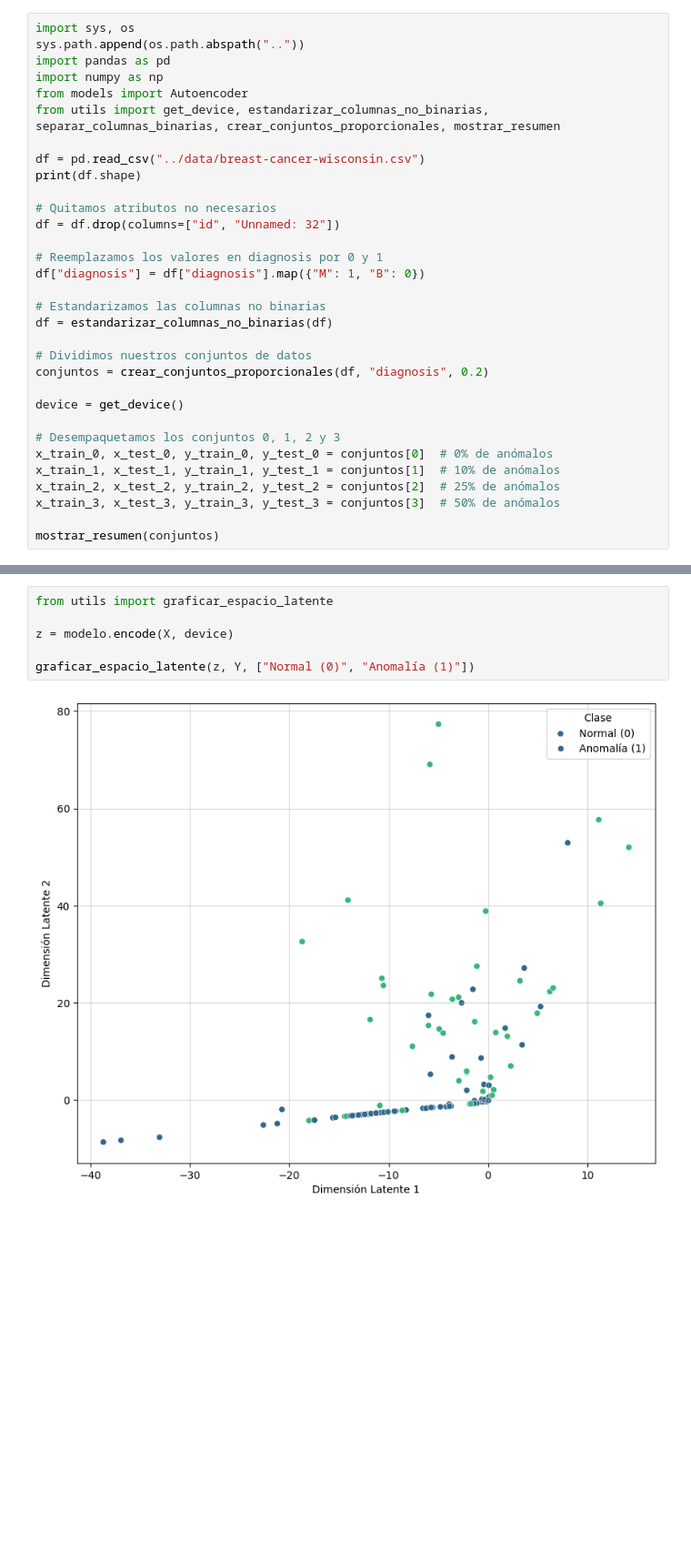
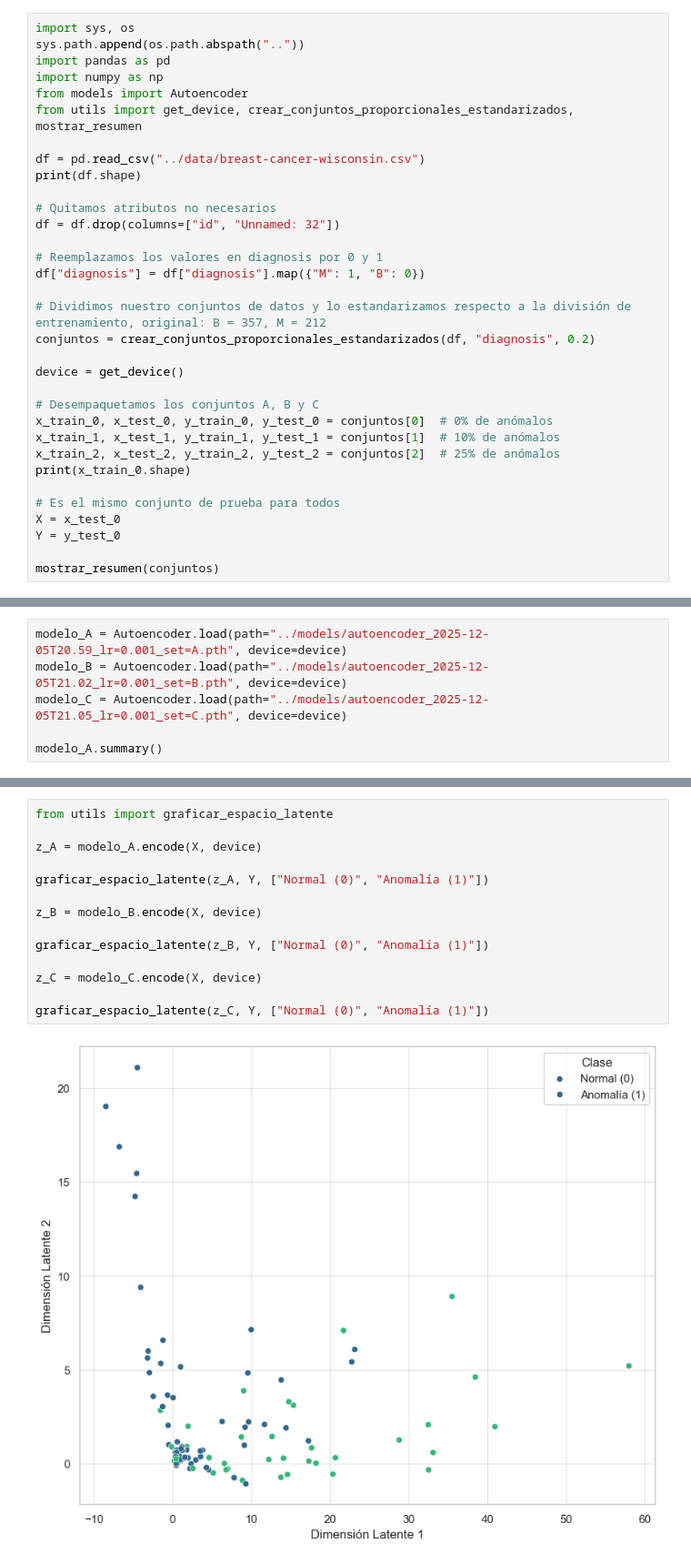
Before and after one commit to matias-cisnero/anomaly-detection-with-autoencoder, a Jupyter notebook: notebooks/test.ipynb, the cells around one changed output, grey strips where cells are left out. Shown at 91% size. Saved outputs shown, nothing was run; the diff lists cells and outputs as text; blank space fills up the shorter version.

```diff
--- a/notebooks/test.ipynb
+++ b/notebooks/test.ipynb
@@ -4,7 +6,7 @@ sys.path.append(os.path.abspath(".."))
 import pandas as pd
 import numpy as np
 from models import Autoencoder
-from utils import get_device, estandarizar_columnas_no_binarias, separar_columnas_binarias, crear_conjuntos_proporcionales, mostrar_resumen
+from utils import get_device, crear_conjuntos_proporcionales_estandarizados, mostrar_resumen
 
 df = pd.read_csv("../data/breast-cancer-wisconsin.csv")
 print(df.shape)
@@ -15,19 +17,20 @@ df = df.drop(columns=["id", "Unnamed: 32"])
 # Reemplazamos los valores en diagnosis por 0 y 1
 df["diagnosis"] = df["diagnosis"].map({"M": 1, "B": 0})
 
-# Estandarizamos las columnas no binarias
-df = estandarizar_columnas_no_binarias(df)
-
-# Dividimos nuestros conjuntos de datos
-conjuntos = crear_conjuntos_proporcionales(df, "diagnosis", 0.2)
+# Dividimos nuestro conjuntos de datos y lo estandarizamos respecto a la división de entrenamiento, original: B = 357, M = 212
+conjuntos = crear_conjuntos_proporcionales_estandarizados(df, "diagnosis", 0.2)
 
 device = get_device()
 
-# Desempaquetamos los conjuntos 0, 1, 2 y 3
+# Desempaquetamos los conjuntos A, B y C
 x_train_0, x_test_0, y_train_0, y_test_0 = conjuntos[0]  # 0% de anómalos
 x_train_1, x_test_1, y_train_1, y_test_1 = conjuntos[1]  # 10% de anómalos
 x_train_2, x_test_2, y_train_2, y_test_2 = conjuntos[2]  # 25% de anómalos
-x_train_3, x_test_3, y_train_3, y_test_3 = conjuntos[3]  # 50% de anómalos
+print(x_train_0.shape)
+
+# Es el mismo conjunto de prueba para todos
+X = x_test_0
+Y = y_test_0
 
 mostrar_resumen(conjuntos)
 # %% [output]
@@ -45,0 +45,6 @@ x_train_0.shape
+# %%
+modelo_A = Autoencoder.load(path="../models/autoencoder_2025-12-05T20.59_lr=0.001_set=A.pth", device=device)
+modelo_B = Autoencoder.load(path="../models/autoencoder_2025-12-05T21.02_lr=0.001_set=B.pth", device=device)
+modelo_C = Autoencoder.load(path="../models/autoencoder_2025-12-05T21.05_lr=0.001_set=C.pth", device=device)
+
+modelo_A.summary()
@@ -135,8 +167,16 @@ graficar_matriz_confusion(TP, FN, TN, FP)
 # %%
 from utils import graficar_espacio_latente
 
-z = modelo.encode(X, device)
+z_A = modelo_A.encode(X, device)
 
-graficar_espacio_latente(z, Y, ["Normal (0)", "Anomalía (1)"])
+graficar_espacio_latente(z_A, Y, ["Normal (0)", "Anomalía (1)"])
+
+z_B = modelo_B.encode(X, device)
+
+graficar_espacio_latente(z_B, Y, ["Normal (0)", "Anomalía (1)"])
+
+z_C = modelo_C.encode(X, device)
+
+graficar_espacio_latente(z_C, Y, ["Normal (0)", "Anomalía (1)"])
 # %% [output]
-[figure, old version]
+[figure, new version]
```
Also changed, not shown: parts of 15 cells of this notebook, 17 other files.
